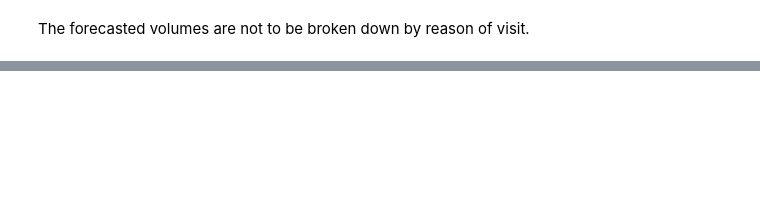
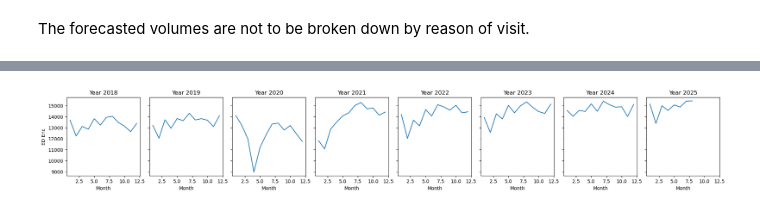
Before and after one commit to southdakotamines-datascience/dsu-no-sleep, a Jupyter notebook: explore.ipynb, the cells around one changed output, grey strips where cells are left out. Drawn from its saved outputs; the diff is of its cells as text; code cells hidden in the pictures; blank space fills up the shorter version.

```diff
--- a/explore.ipynb
+++ b/explore.ipynb
@@ -110,0 +144,13 @@ import matplotlib.pyplot as plt
+# %%
+fig, axes = plt.subplots(1, 8, layout="constrained", figsize=(20, 3), sharex=True, sharey=True)
+
+for i, year in enumerate(range(2018, 2026)):
+    sns.lineplot(data=monthly_data.filter(pl.col('Year') == year),
+                    x='Month', y='ED Enc', ax=axes[i])
+    axes[i].set_title(f'Year {year}')
+    axes[i].set_xlabel('Month')
+    axes[i].set_ylabel('ED Enc')
+
+plt.show()
+# %% [output]
+[figure, added]
```
Also changed, not shown: parts of 5 cells of this notebook.
